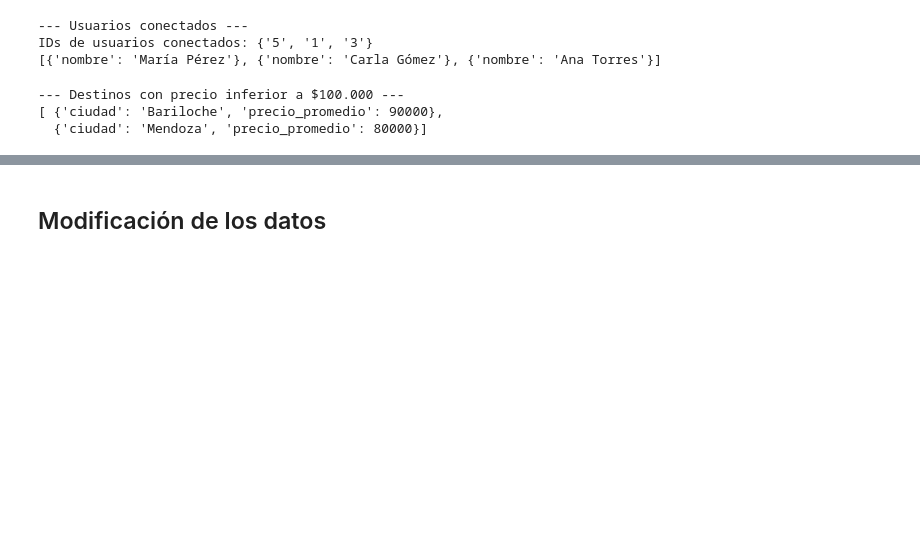
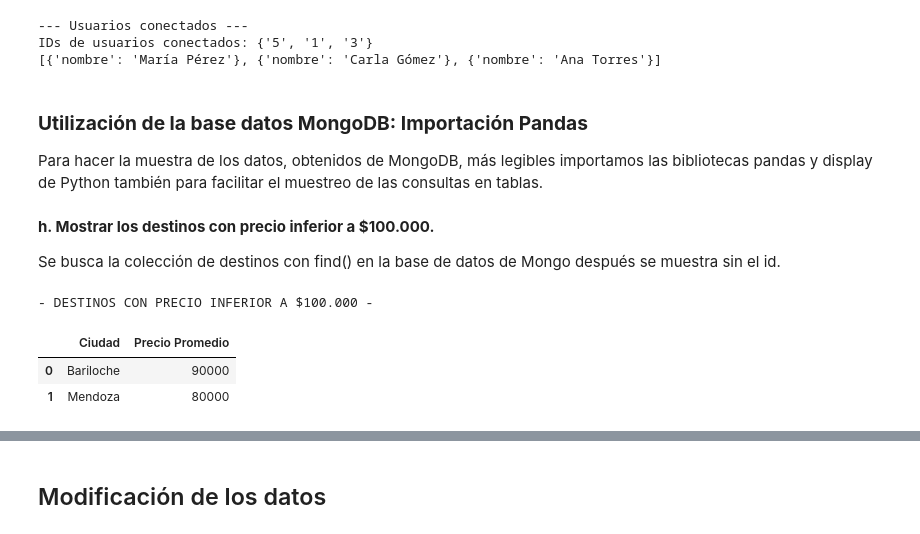
Before and after one commit to ale4l3/CDO-CienciaDeDatosIntegrador, a Jupyter notebook: notebooks/TP-Integrador.ipynb.ipynb, the cells around one changed output, grey strips where cells are left out. Drawn from its saved outputs; the diff is of its cells as text; code cells hidden in the pictures; blank space fills up the shorter version.

```diff
--- a/notebooks/TP-Integrador.ipynb.ipynb
+++ b/notebooks/TP-Integrador.ipynb.ipynb
@@ -561,3 +614,7 @@ print()
 --- Usuarios conectados ---
 IDs de usuarios conectados: {'5', '1', '3'}
 [{'nombre': 'María Pérez'}, {'nombre': 'Carla Gómez'}, {'nombre': 'Ana Torres'}]
+# %% [markdown]
+### **Utilización de la base datos MongoDB: Importación Pandas**
+
+Para hacer la muestra de los datos, obtenidos de MongoDB, más legibles importamos las bibliotecas pandas y display de Python también para facilitar el muestreo de las consultas en tablas.
@@ -564,17 +625,29 @@ IDs de usuarios conectados: {'5', '1', '3'}
+# %% [markdown]
+**h. Mostrar los destinos con precio inferior a $100.000.**
+
+Se busca la colección de destinos con find() en la base de datos de Mongo después se muestra sin el id.
 # %%
-# --- h. Mostrar los destinos con precio inferior a $100.000 ---
-# Base de Datos: MongoDB
-print("\n--- Destinos con precio inferior a $100.000 ---")
-# Buscamos en la colección destinos
-## Buscamos documentos donde el campo precio_promedio sea menor que 100.000
-### Luego hacemos una proyección en la que pedimos que no se muestre el id
+print("\n- DESTINOS CON PRECIO INFERIOR A $100.000 -")
+# 1. Hacemos la misma consulta a MongoDB
 destinos_baratos = list(db.destinos.find(
     {"precio_promedio": {"$lt": 100000}},
     {"_id": 0, "ciudad": 1, "precio_promedio": 1}
 ))
-pp.pprint(destinos_baratos)
+
+# 2. (LA SOLUCIÓN) Convertimos la lista de diccionarios en un DataFrame de Pandas
+df = pd.DataFrame(destinos_baratos)
+
+# 3. Usamos display() para mostrar el DataFrame como una tabla HTML
+if df.empty:
+    print("No se encontraron destinos con ese precio.")
+else:
+    # Opcional: Renombrar columnas para que se vean mejor
+    df.columns = ["Ciudad", "Precio Promedio"]
+    display(df)
+
 print()
 # %% [output]
---- Destinos con precio inferior a $100.000 ---
-[ {'ciudad': 'Bariloche', 'precio_promedio': 90000},
-  {'ciudad': 'Mendoza', 'precio_promedio': 80000}]
+- DESTINOS CON PRECIO INFERIOR A $100.000 -
+|  | Ciudad | Precio Promedio |
+| 0 | Bariloche | 90000 |
+| 1 | Mendoza | 80000 |
```
Also changed, not shown: parts of 45 cells of this notebook.
